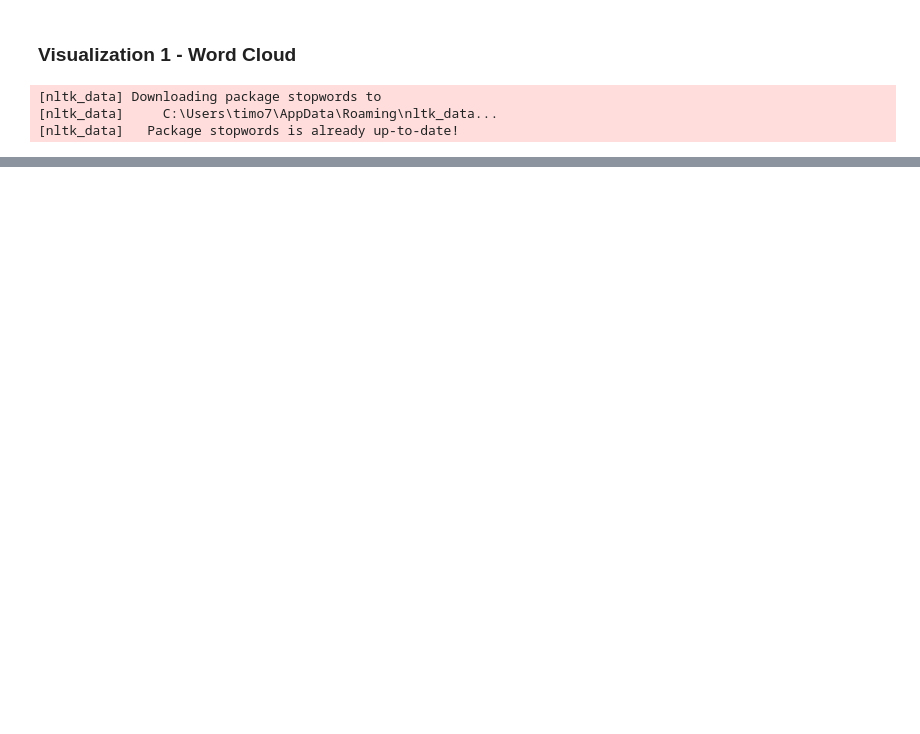
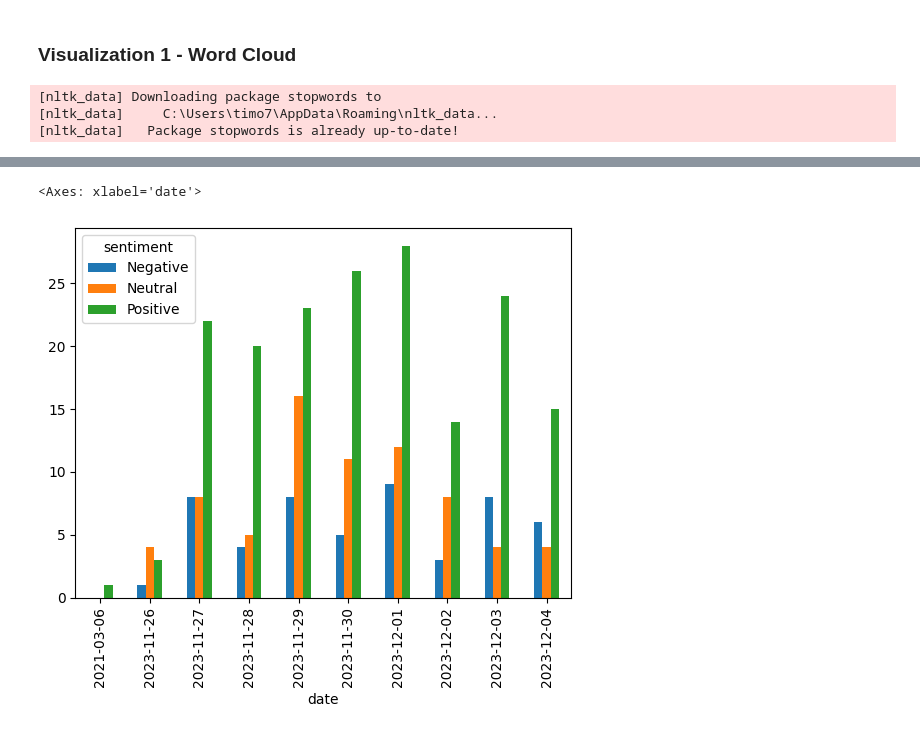
Before and after one commit to domatt1854/cis-410-project, a Jupyter notebook: sentiment_analysis/visualization.ipynb, the cells around one changed output, grey strips where cells are left out. Drawn from its saved outputs; the diff is of its cells as text; code cells hidden in the pictures; blank space fills up the shorter version.

Commit message:
added more visualizations

```diff
--- a/sentiment_analysis/visualization.ipynb
+++ b/sentiment_analysis/visualization.ipynb
@@ -66,0 +84,3 @@ df.head()
+# %%
+df_polarity["week"] = df["created_utc"].dt.to_period("W").dt.to_timestamp()
+df_polarity['week']
@@ -66,0 +100,7 @@ df.head()
+# %%
+df_polarity['date'] = pd.to_datetime(df_polarity['created_utc']).dt.date
+# %%
+df_polarity.groupby('date')['sentiment'].value_counts().unstack().fillna(0).plot(kind='bar')
+# %% [output]
+<Axes: xlabel='date'>
+[figure, added]
```
Also changed, not shown: parts of 11 cells of this notebook.
